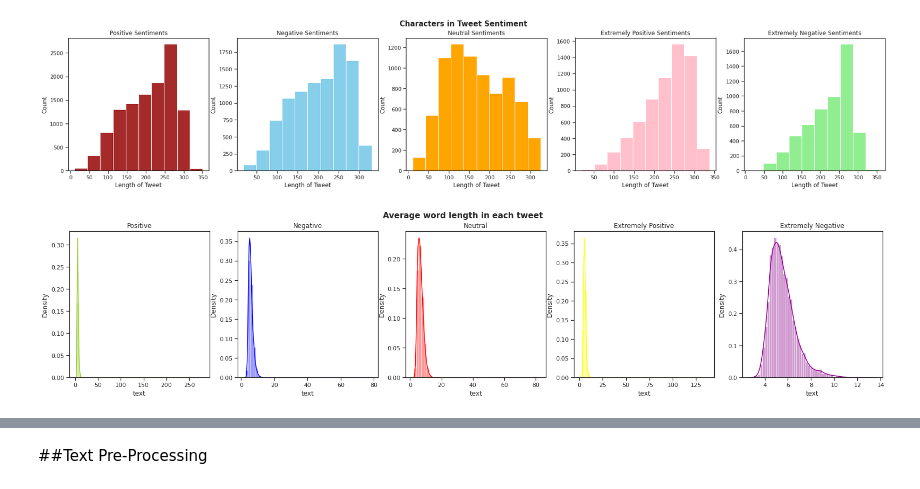
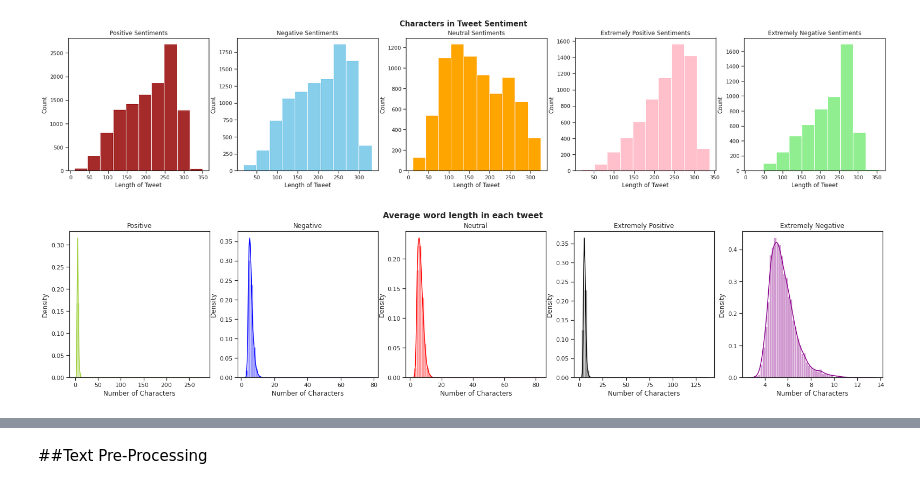
Before and after one commit to Azhar-ali7/Classification-Project-Coronavirus-Tweet-Sentiment, a Jupyter notebook: Classification_project_Covid_19_Tweets_Sentiments_.ipynb, the cells around one changed output, grey strips where cells are left out. Cells and saved outputs as stored; diff of their text form; code cells hidden in the pictures.

```diff
--- a/Classification_project_Covid_19_Tweets_Sentiments_.ipynb
+++ b/Classification_project_Covid_19_Tweets_Sentiments_.ipynb
@@ -154,7 +173,7 @@ plt.show()
 We will fill the null values in 'Location' with 'Unknown' because we don't know the locations of the tweets.
 # %%
 # Filling null values in 'Location' with unknown
-tweet_df.fillna(('Unknown') ,inplace = True)
+# tweet_df.fillna(('Unknown') ,inplace = True)
 # %%
 # Checking for duplicapte values in the data set
 # tweet_df.duplicated().sum()
@@ -389,30 +406,59 @@ plt.show()
 # %%
 # Finding the average word length in each tweet sentiment type.
 fig,(axe1,axe2,axe3,axe4,axe5)=plt.subplots(1,5,figsize=(27,5))
 
-word= tt_df[tt_df['Sentiment']=="Positive"]['text'].str.split().apply(lambda x : [len(i) for i in x])
-sns.distplot(word.map(lambda x: np.mean(x)),ax=axe1,color='yellowgreen')
+# First distribution plot
+# Selecting only 'Positive' sentiments tweets storing length of each word (using lambda function) in 'word1'
+word1= tt_df[tt_df['Sentiment']=="Positive"]['text'].str.split().apply(lambda x : [len(i) for i in x])
+
+# Distribution plot of the mean of each word stored in 'word1'. Setting title and xlabel
+sns.distplot(word1.map(lambda x: np.mean(x)),ax=axe1,color='yellowgreen')
 axe1.set_title('Positive')
+axe1.set_xlabel('Number of Characters')
 
-word= tt_df[tt_df['Sentiment']=="Negative"]['text'].str.split().apply(lambda x : [len(i) for i in x])
-sns.distplot(word.map(lambda x: np.mean(x)),ax=axe2,color='blue')
+
+# Second distribution plot
+# Selecting only 'Positive' sentiments tweets storing length of each word (using lambda function) in 'word2'
+word2= tt_df[tt_df['Sentiment']=="Negative"]['text'].str.split().apply(lambda x : [len(i) for i in x])
+
+# Distribution plot of the mean of each word stored in 'word2'. Setting title and xlabel
+sns.distplot(word2.map(lambda x: np.mean(x)),ax=axe2,color='blue')
 axe2.set_title('Negative')
+axe2.set_xlabel('Number of Characters')
 
-word= tt_df[tt_df['Sentiment']=="Neutral"]['text'].str.split().apply(lambda x : [len(i) for i in x])
-sns.distplot(word.map(lambda x: np.mean(x)),ax=axe3,color='red')
+
+# Third distribution plot
+# Selecting only 'Positive' sentiments tweets storing length of each word (using lambda function) in 'word3'
+word3= tt_df[tt_df['Sentiment']=="Neutral"]['text'].str.split().apply(lambda x : [len(i) for i in x])
+
+# Distribution plot of the mean of each word stored in 'word3'. Setting title and xlabel
+sns.distplot(word3.map(lambda x: np.mean(x)),ax=axe3,color='red')
 axe3.set_title('Neutral')
+axe3.set_xlabel('Number of Characters')
 
-word= tt_df[tt_df['Sentiment']=="Extremely Positive"]['text'].str.split().apply(lambda x : [len(i) for i in x])
-sns.distplot(word.map(lambda x: np.mean(x)),ax=axe4,color='yellow')
+
+# Fourth distribution plot
+# Selecting only 'Positive' sentiments tweets storing length of each word (using lambda function) in 'word4'
+word4= tt_df[tt_df['Sentiment']=="Extremely Positive"]['text'].str.split().apply(lambda x : [len(i) for i in x])
+
+# Distribution plot of the mean of each word stored in 'word4'. Setting title and xlabel
+sns.distplot(word4.map(lambda x: np.mean(x)),ax=axe4,color='black')
 axe4.set_title('Extremely Positive')
+axe4.set_xlabel('Number of Characters')
 
-word= tt_df[tt_df['Sentiment']=="Extremely Negative"]['text'].str.split().apply(lambda x : [len(i) for i in x])
-sns.distplot(word.map(lambda x: np.mean(x)),ax=axe5,color='darkmagenta')
+
+# Fifth distribution plot
+# Selecting only 'Positive' sentiments tweets storing length of each word (using lambda function) in 'word5'
+word5= tt_df[tt_df['Sentiment']=="Extremely Negative"]['text'].str.split().apply(lambda x : [len(i) for i in x])
+
+# Distribution plot of the mean of each word stored in 'word5'. Setting title and xlabel
+sns.distplot(word5.map(lambda x: np.mean(x)),ax=axe5,color='darkmagenta')
 axe5.set_title('Extremely Negative')
+axe5.set_xlabel('Number of Characters')
 
 # Showing the Plot
 
 fig.suptitle('Average word length in each tweet', size=15,fontweight="bold")
 plt.show()
 # %% [output]
-[figure, old version]
+[figure, new version]
```
Also changed, not shown: parts of 42 cells of this notebook.
